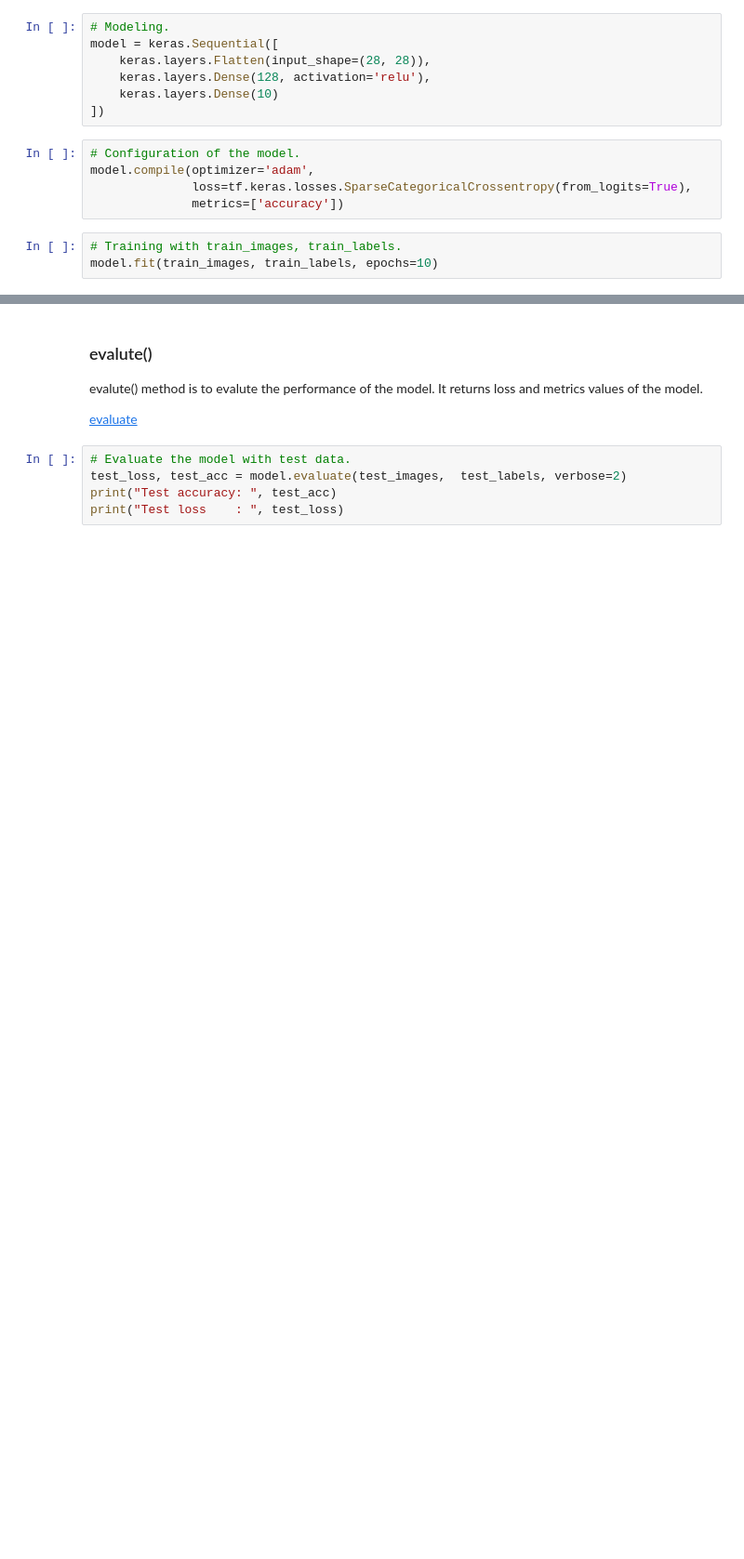
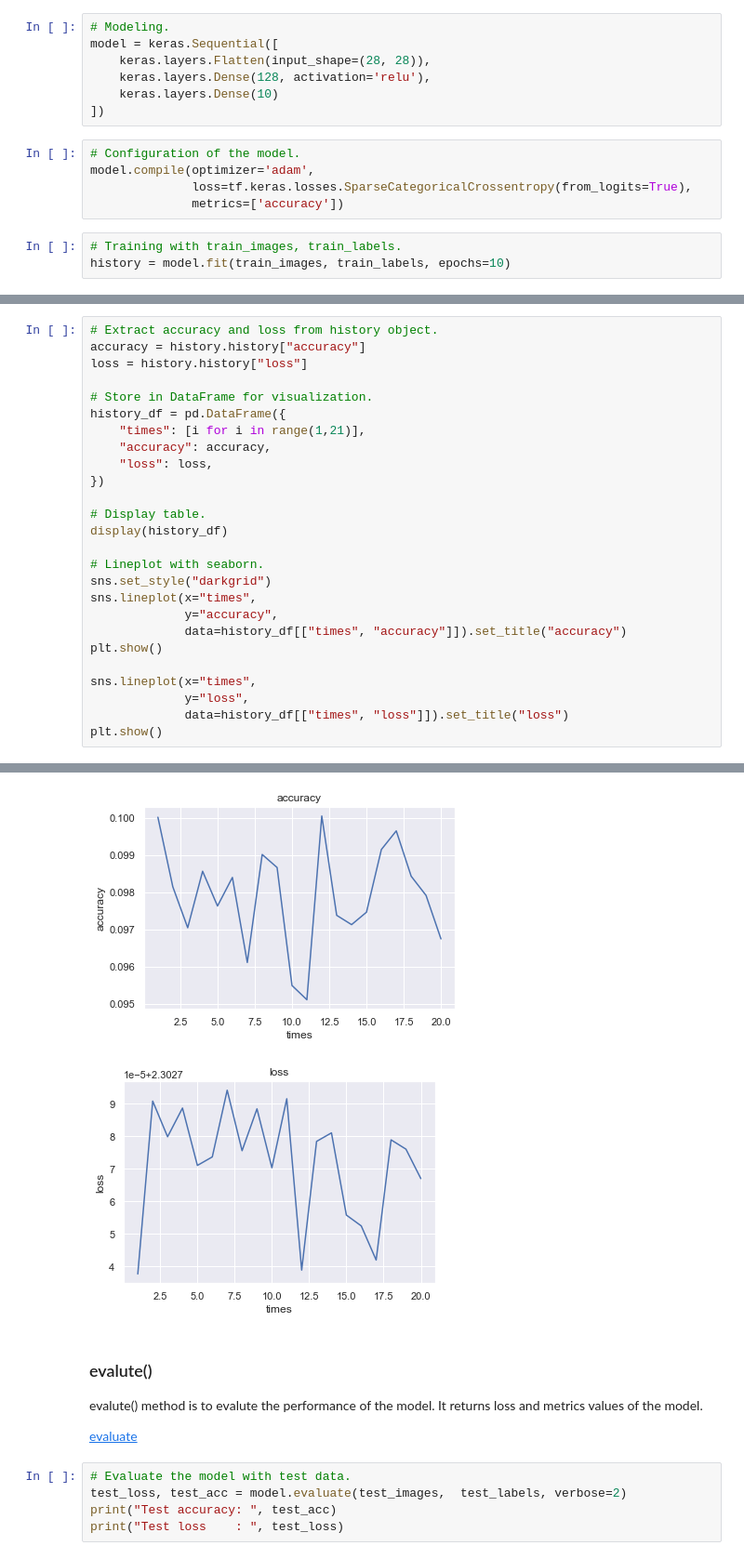
Before and after one commit to eiki-takeuchi/py-computer-vision, a Jupyter notebook: tensorflow/clothe_image_classification.ipynb, the cells around one changed output, grey strips where cells are left out. Shown at 93% size. Saved outputs shown, nothing was run; the diff lists cells and outputs as text; blank space fills up the shorter version.

```diff
--- a/tensorflow/clothe_image_classification.ipynb
+++ b/tensorflow/clothe_image_classification.ipynb
@@ -71,6 +85,6 @@ model.compile(optimizer='adam',
               metrics=['accuracy'])
 # %%
 # Training with train_images, train_labels.
-model.fit(train_images, train_labels, epochs=10)
+history = model.fit(train_images, train_labels, epochs=10)
 # %% [output]
 Epoch 1/10
@@ -96,0 +116,27 @@ Epoch 10/10
+# %%
+# Extract accuracy and loss from history object.
+accuracy = history.history["accuracy"]
+loss = history.history["loss"]
+
+# Store in DataFrame for visualization.
+history_df = pd.DataFrame({
+    "times": [i for i in range(1,21)],
+    "accuracy": accuracy,
+    "loss": loss,
+})
+
+# Display table.
+display(history_df)
+
+# Lineplot with seaborn.
+sns.set_style("darkgrid")
+sns.lineplot(x="times",
+             y="accuracy",
+             data=history_df[["times", "accuracy"]]).set_title("accuracy")
+plt.show()
+
+sns.lineplot(x="times",
+             y="loss",
+             data=history_df[["times", "loss"]]).set_title("loss")
+plt.show()
+# %% [output]
@@ -97,3 +160,5 @@ Epoch 10/10
+[figure, added]
+[figure, added]
 # %% [markdown]
 ### evalute()
 
```
Also changed, not shown: parts of 13 cells of this notebook.
